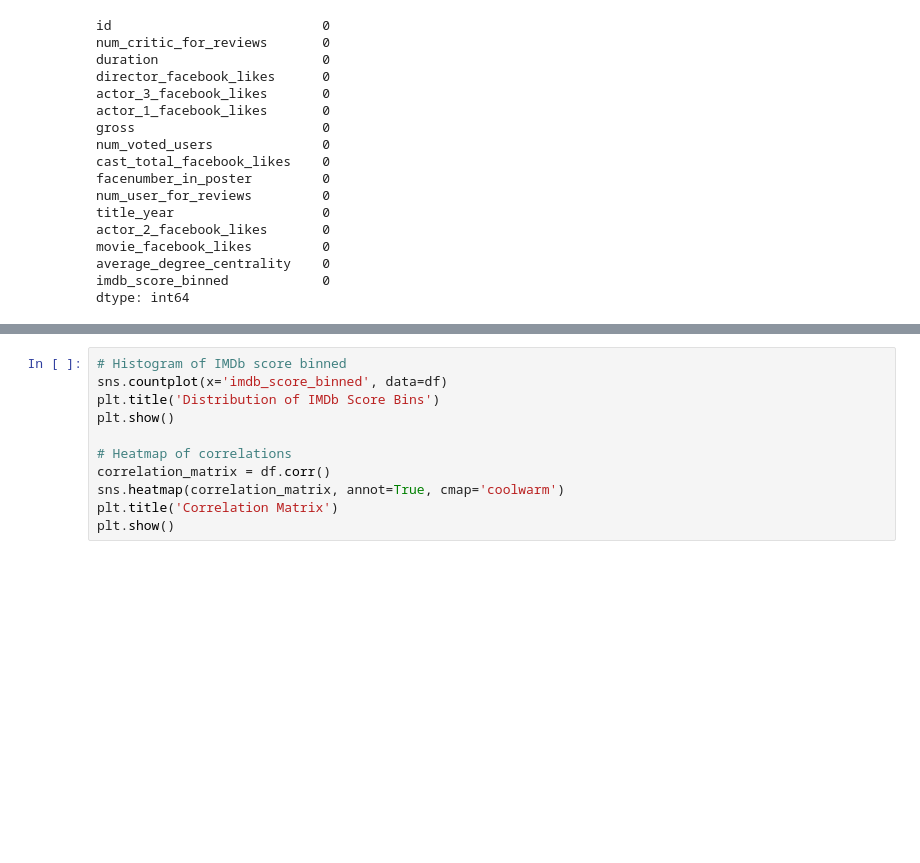
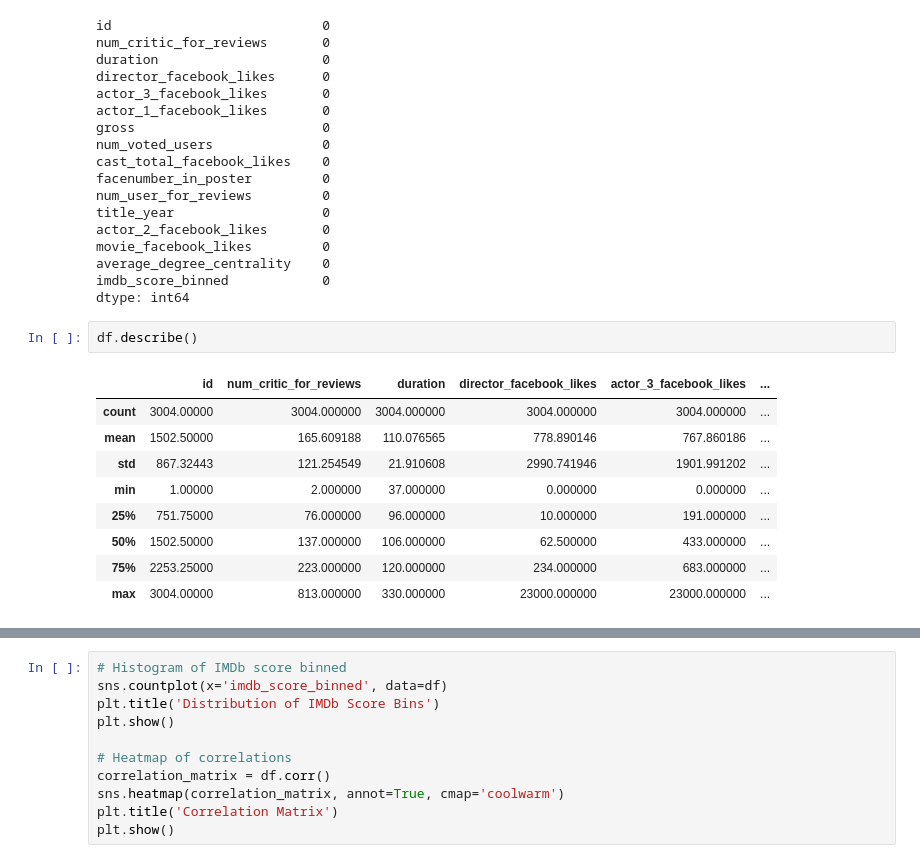
Before and after one commit to jennymai10/movie-rating-prediction, a Jupyter notebook: explore.ipynb, the cells around one changed output, grey strips where cells are left out. Cells and saved outputs as stored; diff of their text form; blank space fills up the shorter version.

```diff
--- a/explore.ipynb
+++ b/explore.ipynb
@@ -66,3 +66,15 @@ movie_facebook_likes         0
 average_degree_centrality    0
 imdb_score_binned            0
 dtype: int64
+# %%
+df.describe()
+# %% [output]
+|  | id | num_critic_for_reviews | duration | director_facebook_likes | actor_3_facebook_likes | ... |
+| count | 3004.00000 | 3004.000000 | 3004.000000 | 3004.000000 | 3004.000000 | ... |
+| mean | 1502.50000 | 165.609188 | 110.076565 | 778.890146 | 767.860186 | ... |
+| std | 867.32443 | 121.254549 | 21.910608 | 2990.741946 | 1901.991202 | ... |
+| min | 1.00000 | 2.000000 | 37.000000 | 0.000000 | 0.000000 | ... |
+| 25% | 751.75000 | 76.000000 | 96.000000 | 10.000000 | 191.000000 | ... |
+| 50% | 1502.50000 | 137.000000 | 106.000000 | 62.500000 | 433.000000 | ... |
+| 75% | 2253.25000 | 223.000000 | 120.000000 | 234.000000 | 683.000000 | ... |
+| max | 3004.00000 | 813.000000 | 330.000000 | 23000.000000 | 23000.000000 | ... |
```
Also changed, not shown: parts of 19 cells of this notebook, 1 other file.
